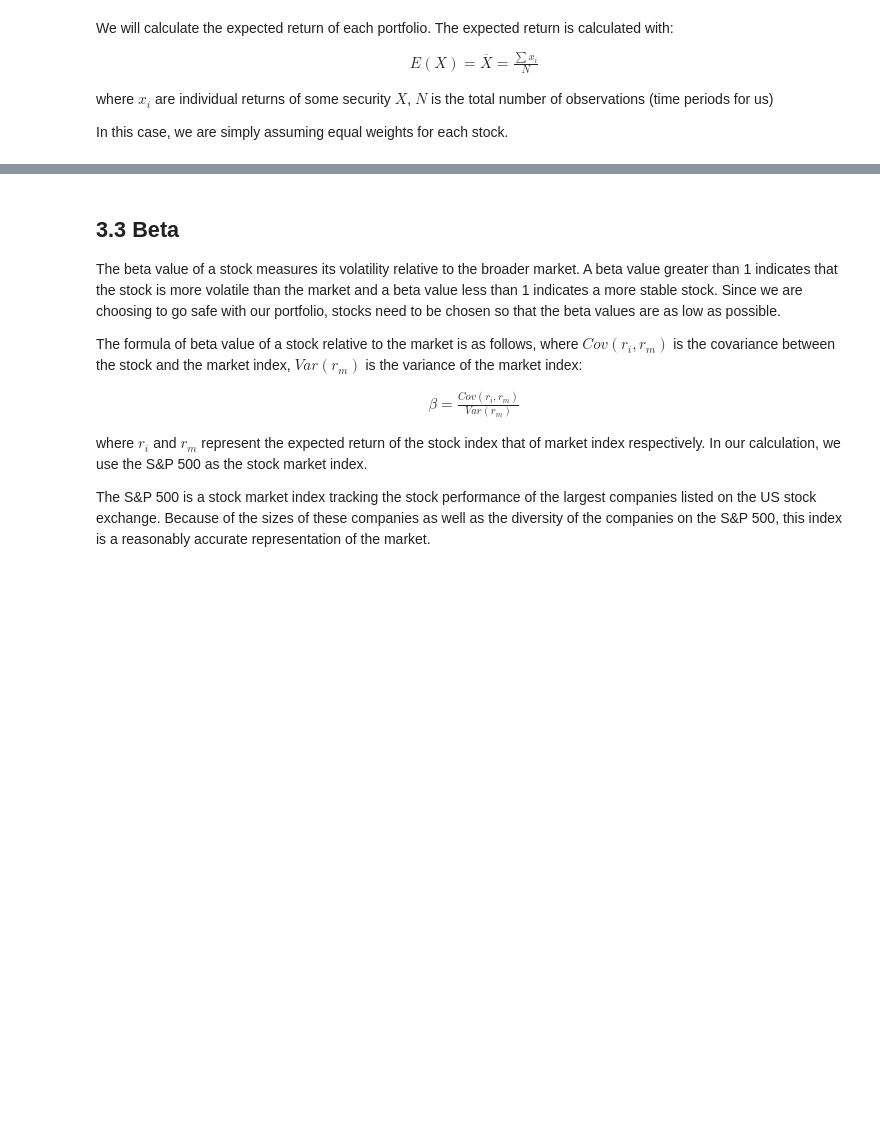
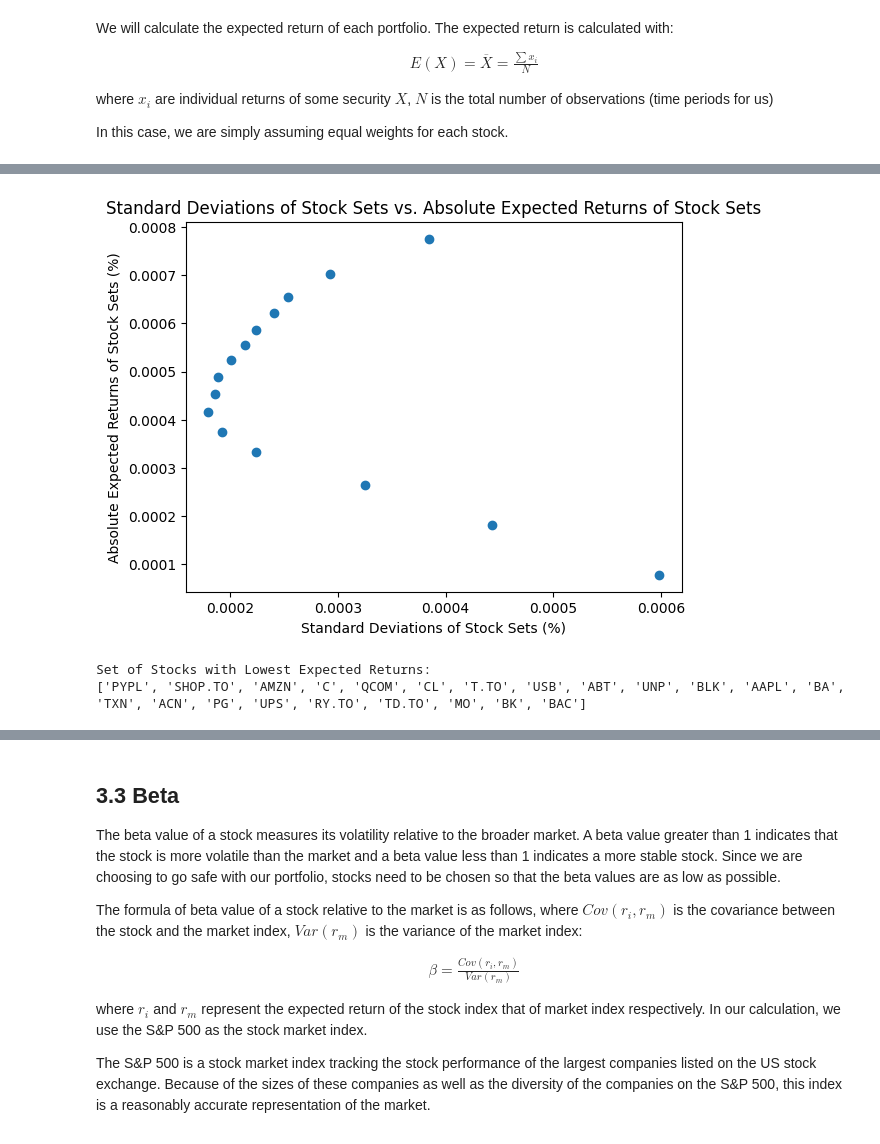
Before and after one commit to Zemelware/robo_stock_advisor, a Jupyter notebook: robo_stock_advisor.ipynb, the cells around one changed output, grey strips where cells are left out. Saved outputs shown, nothing was run; the diff lists cells and outputs as text; code cells hidden in the pictures; blank space fills up the shorter version.

```diff
--- a/robo_stock_advisor.ipynb
+++ b/robo_stock_advisor.ipynb
@@ -189,5 +193,8 @@ def filter_tickers(tickers):
 
 cad_tickers, usd_tickers = filter_tickers(tickers_lst)
 filtered_tickers = cad_tickers + usd_tickers
-n_stocks = len(filtered_tickers)
+
+# Ensures number of stocks we will buy is maximum value in case filtered length is shorter than max
+if len(filtered_tickers) < max_stocks:
+    num_stocks = len(filtered_tickers)
 # %%
@@ -317,44 +350,55 @@ sorted_stock_expected_returns
+# %%
+# Function that helps graph given input
+def graph_relationship(x, y, x_title, y_title):
+    plt.scatter(x, y)
+    plt.title(f"{x_title} vs. {y_title}")
+    plt.xlabel(f"{x_title} (%)")
+    plt.ylabel(f"{y_title} (%)")
+    plt.show()
 # %%
-def get_minimal_returns(expected_returns):
-    # Number of possible combinations
-    combinations = (expected_returns.shape[0] - max_stocks) + 1
+def get_minimal_returns(returns_df):
 
-    abs_expected_returns = []
+    # Calculate number of possible combinations
+    combinations = (returns_df.shape[0] - num_stocks) + 1
+
+    # Store sets of stocks, and their absolute expected returns and standard deviations
     stock_sets = []
-    stds = []
+    stock_sets_er = []
+    stock_sets_std = []
 
     for _ in range(combinations):
+
         # Get set of 22 stocks
-        expected_returns_set = expected_returns.head(max_stocks)
+        stock_set_df = returns_df.head(num_stocks)
 
-        # Get stocks and the average expected return
-        stock_set = list(expected_returns_set["ticker"])
-        expected_return = expected_returns_set["expected_return"].mean()
-        port_std = expected_returns_set["expected_return"].std()
+        # Get stock set and its average expected return and standard deviation
+        stock_set = list(stock_set_df["ticker"])
+        stock_set_er = stock_set_df["expected_return"].mean()
+        stock_set_std = stock_set_df["expected_return"].std()
 
-        # Add to list
+        # Store information in separate lists
         stock_sets.append(stock_set)
-        abs_expected_returns.append(abs(expected_return))
-        stds.append(port_std)
+        stock_sets_er.append(abs(stock_set_er))
+        stock_sets_std.append(stock_set_std)
 
         # Drop first row
-        expected_returns = expected_returns.drop(expected_returns.index[0])
+        returns_df = returns_df.drop(returns_df.index[0])
 
-    plt.scatter(stds, abs_expected_returns)
-    plt.title("Risk vs. Return of Stock Portfolio")
-    plt.xlabel("Standard Deviation of Set of Stocks")
-    plt.ylabel("Expected Return of Set of Stocks")
-    plt.show()
-
+    graph_relationship(stock_sets_std, stock_sets_er, "Standard Deviations of Stock Sets", "Absolute Expected Returns of Stock Sets")
 
     # Get index that produces least absolute return
-    minimal_returns_index = abs_expected_returns.index(min(abs_expected_returns))
-    print(abs_expected_returns[minimal_returns_index])
+    min_er_index = stock_sets_er.index(min(stock_sets_er))
 
-    # Return list of optimal stocks that produce least expected return
-    stock_minimal_returns = stock_sets[minimal_returns_index]
+    # Return list of stocks that produce lowest expected return
+    stock_minimal_returns = stock_sets[min_er_index]
     return stock_minimal_returns
 
-l_exp_returns_stocks = get_minimal_returns(sorted_stock_expected_returns)
-print(l_exp_returns_stocks)
+# Print stocks with lowest expected returns on average
+l_er_stocks = get_minimal_returns(sorted_stock_expected_returns)
+print("Set of Stocks with Lowest Expected Returns:")
+print(l_er_stocks)
+# %% [output]
+[figure, added]
+Set of Stocks with Lowest Expected Returns:
+['PYPL', 'SHOP.TO', 'AMZN', 'C', 'QCOM', 'CL', 'T.TO', 'USB', 'ABT', 'UNP', 'BLK', 'AAPL', 'BA', 'TXN', 'ACN', 'PG', 'UPS', 'RY.TO', 'TD.TO', 'MO', 'BK', 'BAC']
 # %%
```
Also changed, not shown: parts of 18 cells of this notebook.
